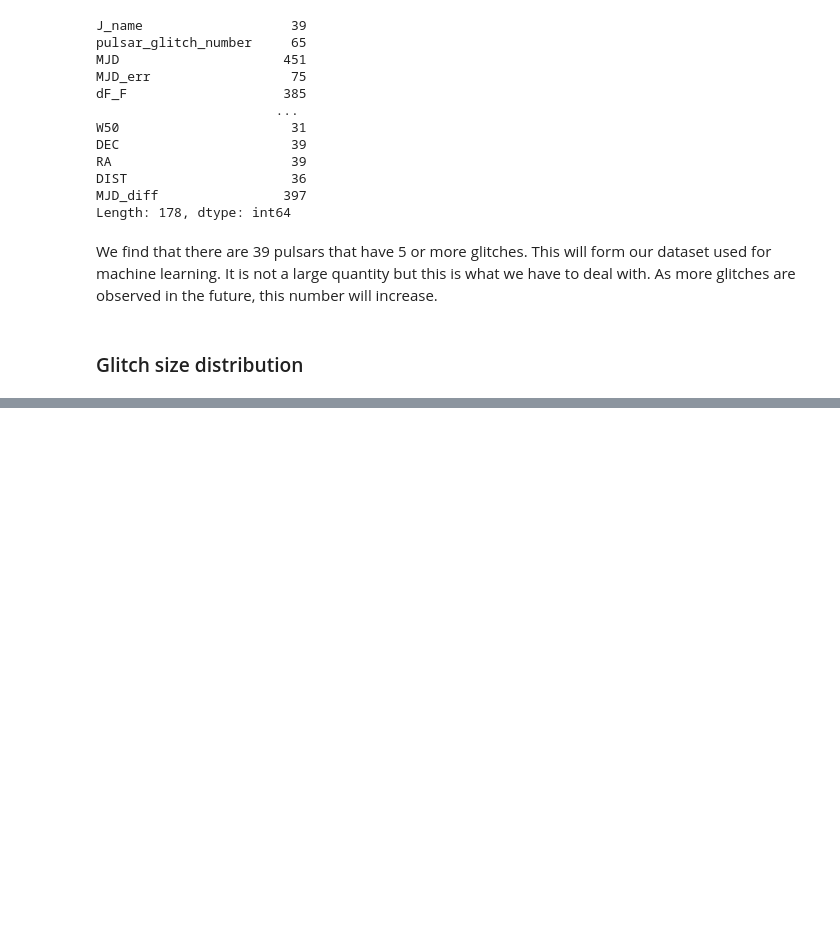
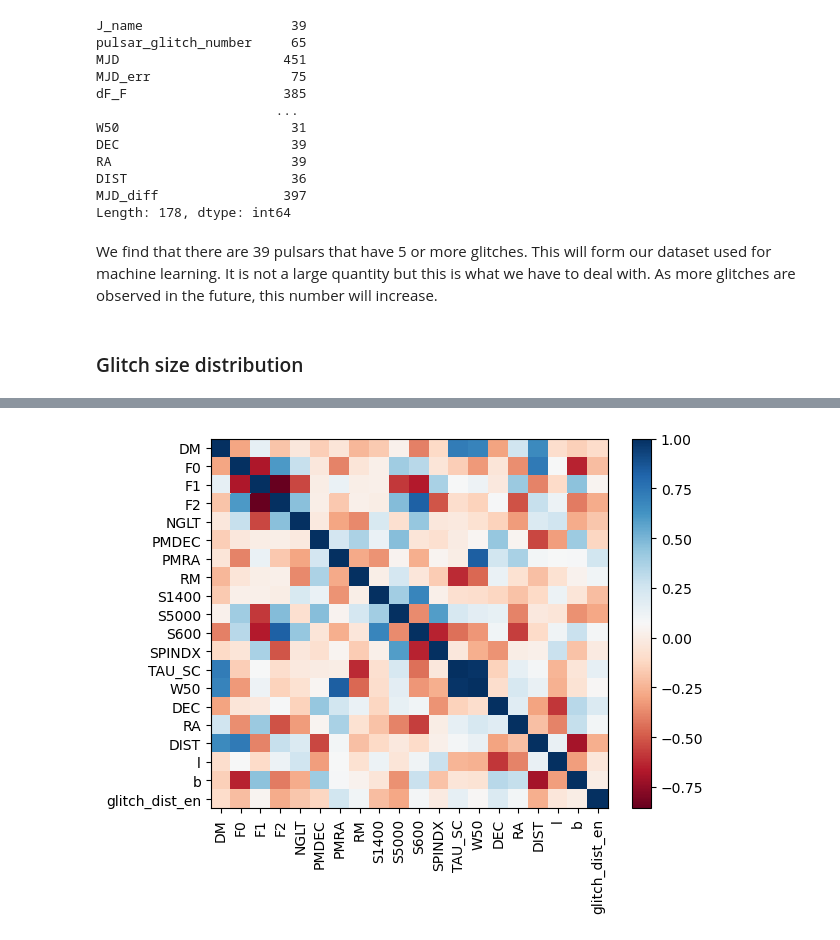
Before and after one commit to garvinyim/glitch_tools, a Jupyter notebook: analysis.ipynb, the cells around one changed output, grey strips where cells are left out. Cells and saved outputs as stored; diff of their text form; code cells hidden in the pictures; blank space fills up the shorter version.

```diff
--- a/analysis.ipynb
+++ b/analysis.ipynb
@@ -1498,0 +1591,29 @@ df_pulsars['glitch_dist'] = df_pulsars['J_name'].map(best_dist_for_pulsar)
+# %%
+df_size = df_size.drop(columns = ['S3000', 'S400', 'S1284', 'S900', 'W10'])
+# %%
+data = df_size.corr()
+
+fig, ax = plt.subplots()
+image = ax.pcolor(data, cmap='RdBu')
+
+# Label names
+row_labels = data.columns
+col_labels = data.index
+
+# Move ticks and labels to the center
+ax.set_xticks(np.arange(data.shape[1]) + 0.5, minor=False)
+ax.set_yticks(np.arange(data.shape[0]) + 0.5, minor=False)
+
+# Inserting labels
+ax.set_xticklabels(row_labels, minor=False)
+ax.set_yticklabels(col_labels, minor=False)
+
+# Rotate label
+plt.xticks(rotation=90)
+
+# Invert y axis so that diagonal has negative slope
+plt.gca().invert_yaxis()
+fig.colorbar(image)
+plt.show()
+# %% [output]
+[figure, added]
```
Also changed, not shown: parts of 54 cells of this notebook.
